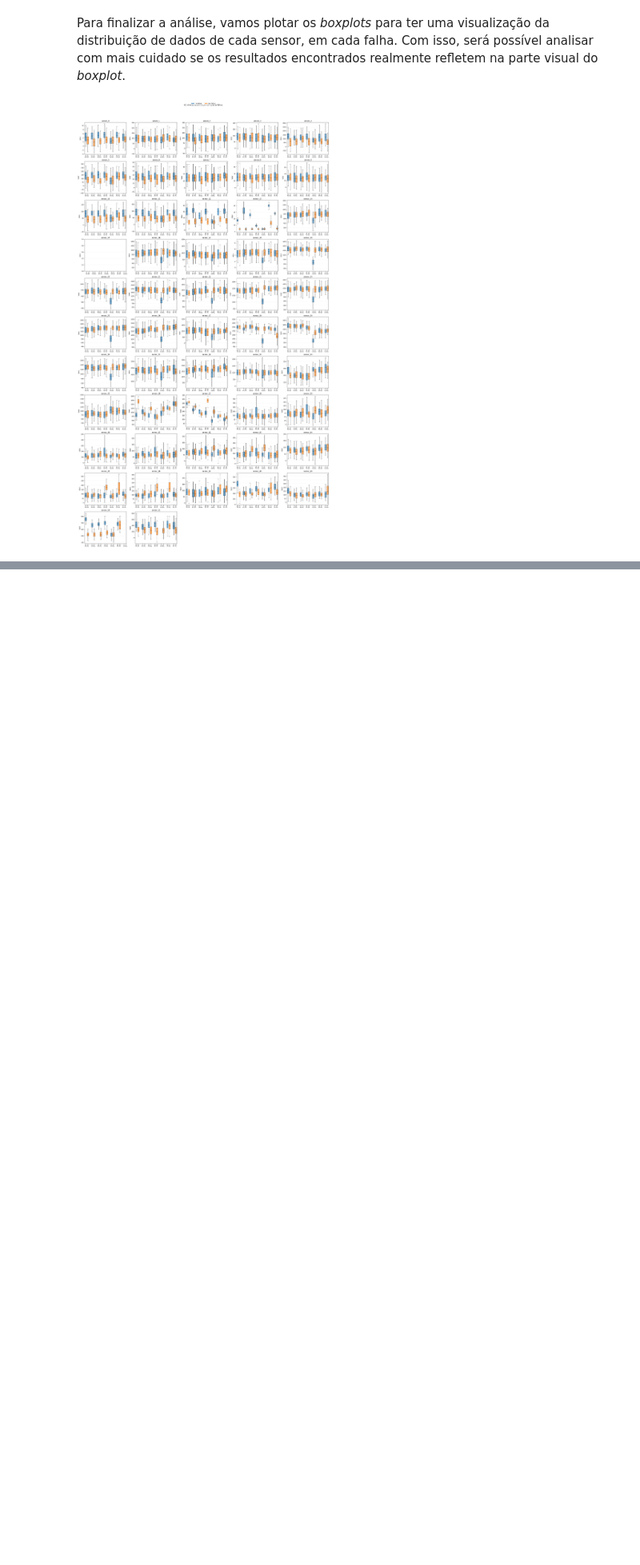
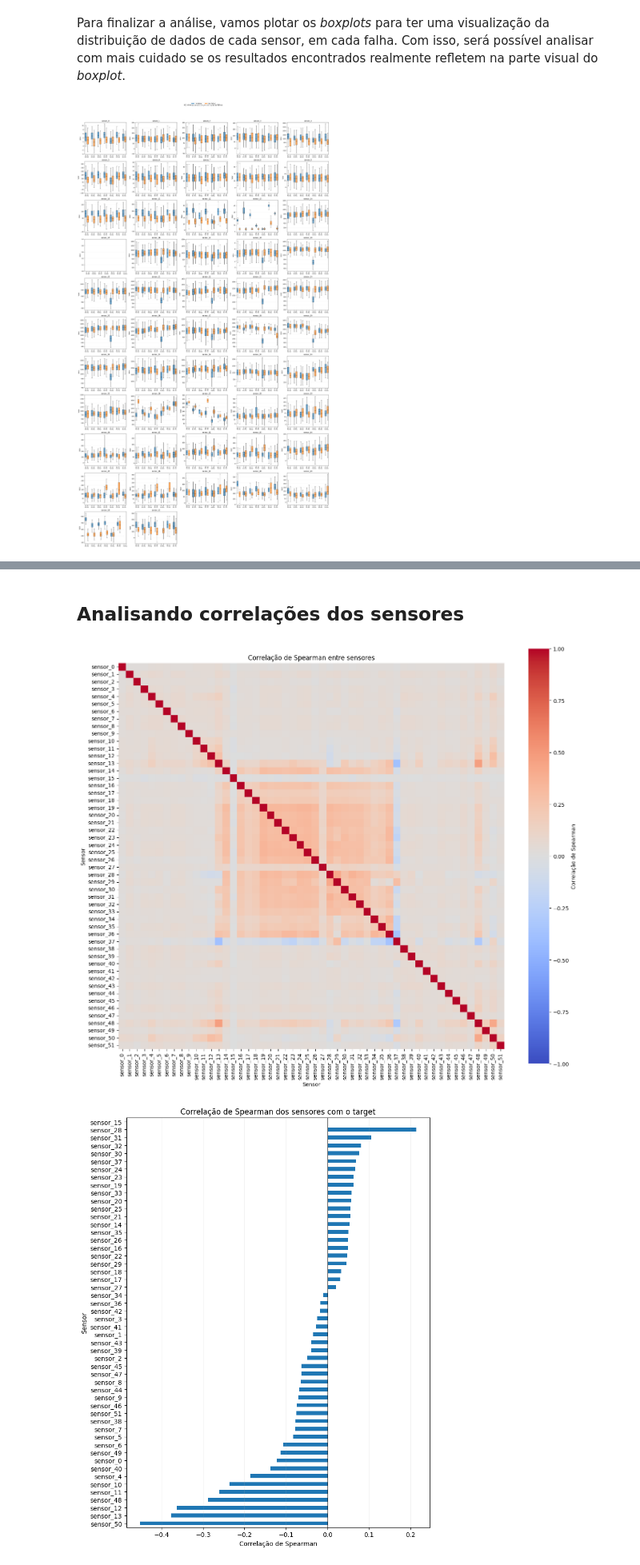
Before and after one commit to MiguelPim01/ps-industriall-estagio-ml, a Jupyter notebook: notebooks/05_eda_top_sensors.ipynb, the cells around one changed output, grey strips where cells are left out. Shown at 80% size. Drawn from its saved outputs; the diff is of its cells as text; code cells hidden in the pictures; blank space fills up the shorter version.

```diff
--- a/notebooks/05_eda_part3.ipynb
+++ b/notebooks/05_eda_top_sensors.ipynb
@@ -1018,0 +904,9 @@ plotar_boxplots_todas_falhas(
+# %% [markdown]
+## Analisando correlações dos sensores
+# %%
+matriz_correlacao, correlacao_target = analisar_correlacoes_spearman(
+    eda_df
+)
+# %% [output]
+[figure, added]
+[figure, added]
```
Also changed, not shown: parts of 11 cells of this notebook, 10 other files.
